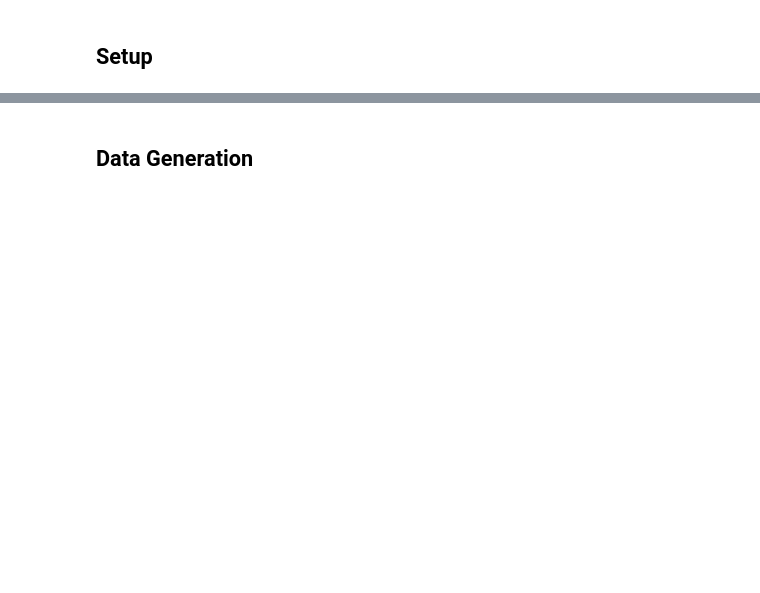
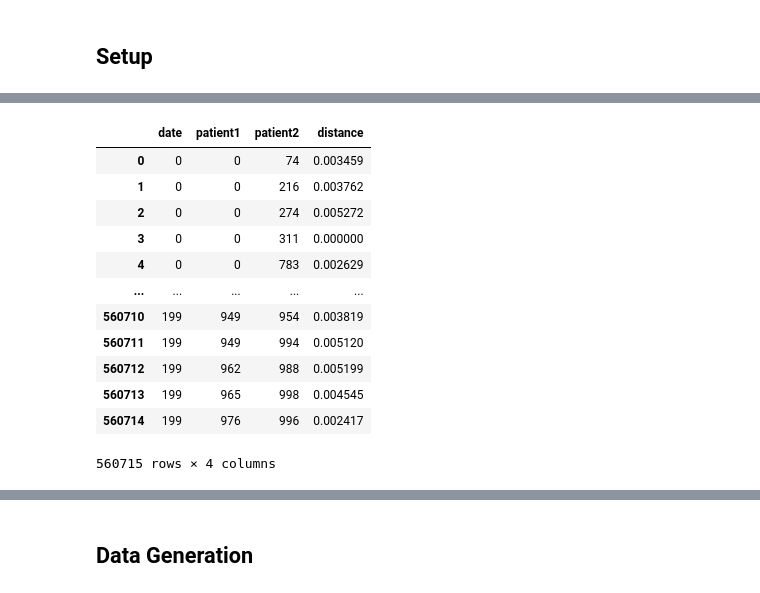
Before and after one commit to milchada/COVID-Argentina, a Jupyter notebook: notebooks/simulation/hmm-sim.ipynb, the cells around one changed output, grey strips where cells are left out. Saved outputs shown, nothing was run; the diff lists cells and outputs as text; code cells hidden in the pictures; blank space fills up the shorter version.

```diff
--- a/notebooks/simulation/hmm-sim.ipynb
+++ b/notebooks/simulation/hmm-sim.ipynb
@@ -9,0 +26,16 @@ import matplotlib.pyplot as plt
+# %%
+sim['contacts']
+# %% [output]
+|  | date | patient1 | patient2 | distance |
+| 0 | 0 | 0 | 74 | 0.003459 |
+| 1 | 0 | 0 | 216 | 0.003762 |
+| 2 | 0 | 0 | 274 | 0.005272 |
+| 3 | 0 | 0 | 311 | 0.000000 |
+| 4 | 0 | 0 | 783 | 0.002629 |
+| ... | ... | ... | ... | ... |
+| 560710 | 199 | 949 | 954 | 0.003819 |
+| 560711 | 199 | 949 | 994 | 0.005120 |
+| 560712 | 199 | 962 | 988 | 0.005199 |
+| 560713 | 199 | 965 | 998 | 0.004545 |
+| 560714 | 199 | 976 | 996 | 0.002417 |
+560715 rows × 4 columns
```
Also changed, not shown: parts of 8 cells of this notebook, 11 other files.
